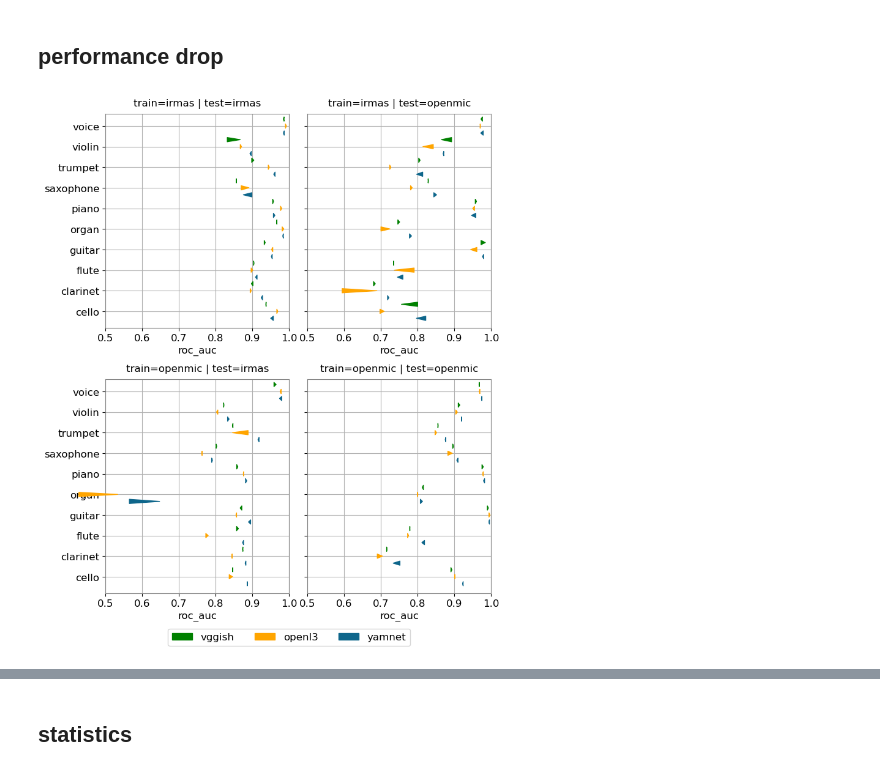
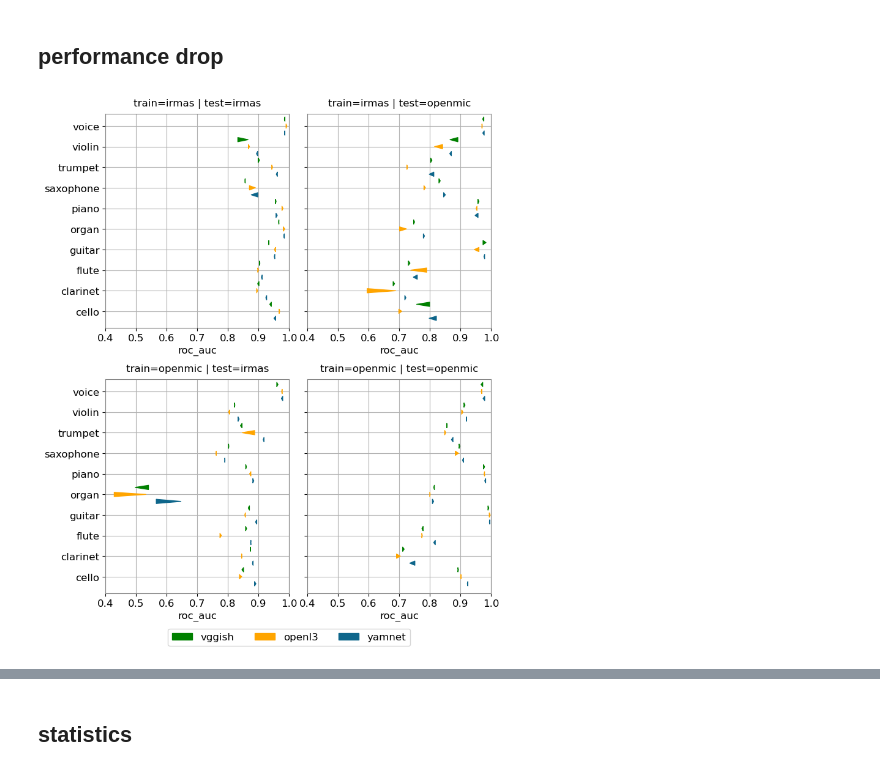
Before and after one commit to changhongw/audio-embedding-bias, a Jupyter notebook: 4_performance_change_nonlinear.ipynb, the cells around one changed output, grey strips where cells are left out. Saved outputs shown, nothing was run; the diff lists cells and outputs as text; code cells hidden in the pictures.

```diff
--- a/4_performance_change_nonlinear.ipynb
+++ b/4_performance_change_nonlinear.ipynb
@@ -78,14 +78,6 @@ def plot(ax, train_set, test_set, df, lir_nonlir):
                     xytext=(list(df[df['embedding']==bias_lir_nonlir[0]][metric])[mark], y[mark]),
                         arrowprops = dict(arrowstyle="wedge,tail_width=.5", alpha=1, color=color, edgecolor=color))
 
-#         y = y - dist
-#         x = list(df[df['embedding']==bias_lir_nonlir[2]][metric])
-# #         ax.scatter(y=y, x=x, alpha=.8, color=color, marker='.', s=ms1, label=embedding)
-#         for mark in range(len(y)):
-#             ax.annotate('', (x[mark], y[mark]),
-#                     xytext=(list(df[df['embedding']==bias_lir_nonlir[0]][metric])[mark], y[mark]),
-#                         arrowprops = dict(arrowstyle="wedge,tail_width=.5", alpha=1, color=color, edgecolor=color))
-
     ax.set_title('train='+train_set+' | '+'test='+test_set)
     ax.set_yticks(np.arange(len(instrument_map)) * 5)
     ax.set_yticklabels(list(instrument_map.keys()))
@@ -103,36 +95,36 @@ params = {'legend.fontsize': size,
           'ytick.labelsize': size,
           'axes.edgecolor': 'grey',
           'axes.titlepad': size*.75}
 plt.rcParams.update(params)
 
 train_set = 'openmic'; test_set = 'irmas'
 ax = plt.Axes(figure, [0, 0, .5, .5])
-figure.add_axes(ax); plot(ax, train_set, test_set, df, 'nonlinear'); ax.set_xlim([0.5,1]); ax.set_ylim([-4,48])
+figure.add_axes(ax); plot(ax, train_set, test_set, df, 'nonlinear'); ax.set_xlim([0.4,1]); ax.set_ylim([-4,48])
 
 # Creating legend with color box
 patch1 = mpatches.Patch(color='green', label='vggish')
 patch2 = mpatches.Patch(color='orange', label='openl3')
 patch3 = mpatches.Patch(color='#0e668b', label='yamnet')
 plt.legend(handles=[patch1, patch2, patch3], loc="lower center", ncol=3, bbox_to_anchor=(1, -0.27))
 plt.grid(True)
 
 train_set = 'openmic'; test_set = 'openmic';
 ax = plt.Axes(figure, [0.5+.05, 0, .5, .5])
-figure.add_axes(ax); plot(ax, train_set, test_set, df, 'nonlinear'); ax.set_xlim([0.5,1]); ax.set_yticklabels([]); ax.set_ylim([-4,48])
+figure.add_axes(ax); plot(ax, train_set, test_set, df, 'nonlinear'); ax.set_xlim([0.4,1]); ax.set_yticklabels([]); ax.set_ylim([-4,48])
 plt.grid(True)
 
 train_set = 'irmas'; test_set = 'irmas';
 ax = plt.Axes(figure, [0, 0.5+.12, .5, .5])
-figure.add_axes(ax); plot(ax, train_set, test_set, df, 'nonlinear'); ax.set_xlim([0.5,1]); ax.set_ylim([-4,48]);
+figure.add_axes(ax); plot(ax, train_set, test_set, df, 'nonlinear'); ax.set_xlim([0.4,1]); ax.set_ylim([-4,48]);
 plt.grid(True)
 
 train_set = 'irmas'; test_set = 'openmic';
 ax = plt.Axes(figure, [.5+.05, .5+.12, .5, .5])
-figure.add_axes(ax); plot(ax, train_set, test_set, df, 'nonlinear'); ax.set_xlim([0.5,1]); ax.set_yticklabels([]); ax.set_ylim([-4,48])
+figure.add_axes(ax); plot(ax, train_set, test_set, df, 'nonlinear'); ax.set_xlim([0.4,1]); ax.set_yticklabels([]); ax.set_ylim([-4,48])
 plt.grid(True)
 
 plt.tight_layout();
 # plt.savefig('results/crossdataset_allresults.pdf', bbox_inches = "tight");
-plt.savefig('results/irmas_openmic_klda.pdf', bbox_inches = "tight")
+plt.savefig('results/irmas_openmic_mklda.pdf', bbox_inches = "tight")
 # %% [output]
-[figure, old version]
+[figure, new version]
```
Also changed, not shown: parts of 1 cell of this notebook, 8 other files.
